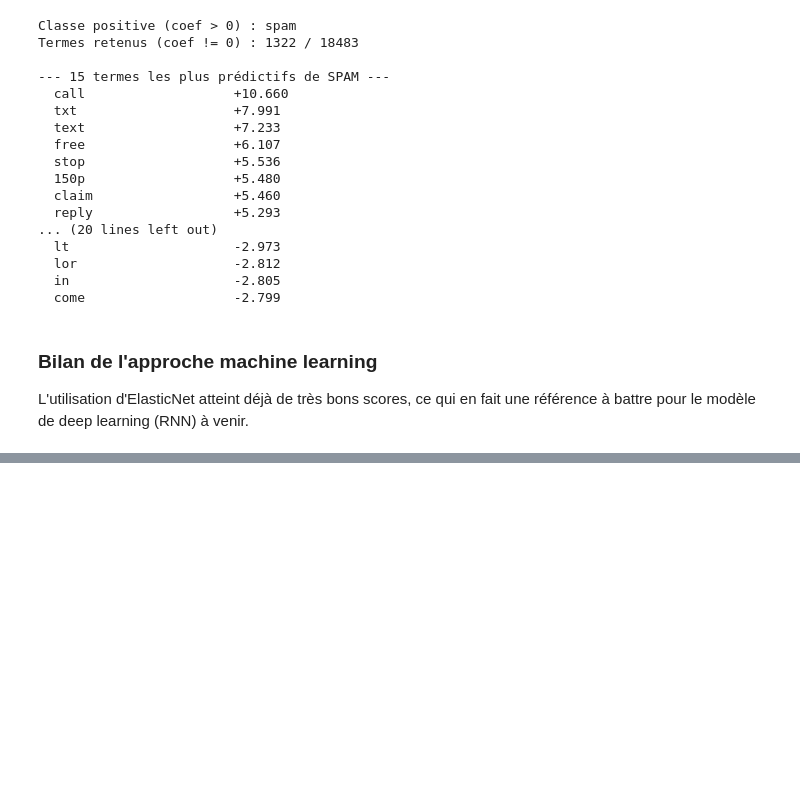
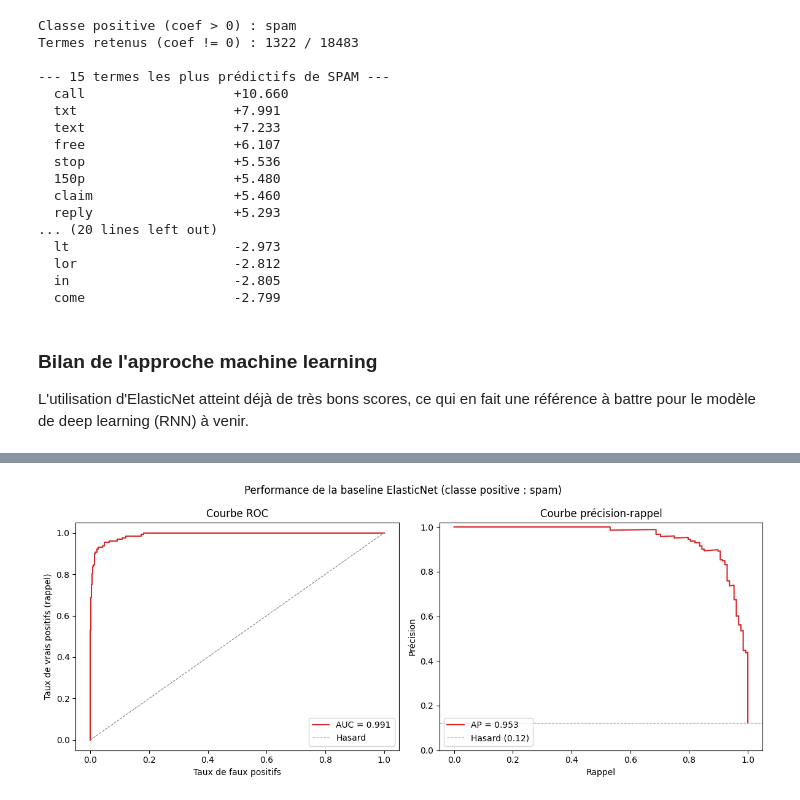
Before and after one commit to AmauryTISSOT/Cours_deep_learning_M2, a Jupyter notebook: notebooks/01-at-sms-spam.ipynb, the cells around one changed output, grey strips where cells are left out. Drawn from its saved outputs; the diff is of its cells as text; code cells hidden in the pictures; blank space fills up the shorter version.

```diff
--- a/notebooks/01-at-sms-spam.ipynb
+++ b/notebooks/01-at-sms-spam.ipynb
@@ -613,0 +676,39 @@ L'utilisation d'ElasticNet atteint déjà de très bons scores, ce qui en fait u
+# %%
+from sklearn.metrics import (roc_curve, auc, precision_recall_curve,
+                             average_precision_score)
+
+# Score de la classe positive (spam) pour chaque message du test
+spam_idx   = list(baseline.classes_).index("spam")
+y_score    = baseline.predict_proba(X_test_vec)[:, spam_idx]
+y_true_bin = (y_test == "spam").astype(int)
+
+fpr, tpr, _   = roc_curve(y_true_bin, y_score)
+roc_auc       = auc(fpr, tpr)
+prec, rec, _  = precision_recall_curve(y_true_bin, y_score)
+ap            = average_precision_score(y_true_bin, y_score)
+
+fig, axes = plt.subplots(1, 2, figsize=(12, 5))
+
+# --- ROC ---
+axes[0].plot(fpr, tpr, color="#d62728", label=f"AUC = {roc_auc:.3f}")
+axes[0].plot([0, 1], [0, 1], "--", color="grey", linewidth=0.8, label="Hasard")
+axes[0].set_xlabel("Taux de faux positifs")
+axes[0].set_ylabel("Taux de vrais positifs (rappel)")
+axes[0].set_title("Courbe ROC")
+axes[0].legend(loc="lower right")
+
+# --- Précision-rappel ---
+axes[1].plot(rec, prec, color="#d62728", label=f"AP = {ap:.3f}")
+axes[1].axhline(y_true_bin.mean(), ls="--", color="grey", linewidth=0.8,
+                label=f"Hasard ({y_true_bin.mean():.2f})")
+axes[1].set_xlabel("Rappel")
+axes[1].set_ylabel("Précision")
+axes[1].set_title("Courbe précision-rappel")
+axes[1].set_ylim(0, 1.02)
+axes[1].legend(loc="lower left")
+
+plt.suptitle("Performance de la baseline ElasticNet (classe positive : spam)")
+plt.tight_layout()
+plt.show()
+# %% [output]
+[figure, added]
```
Also changed, not shown: parts of 8 cells of this notebook.
